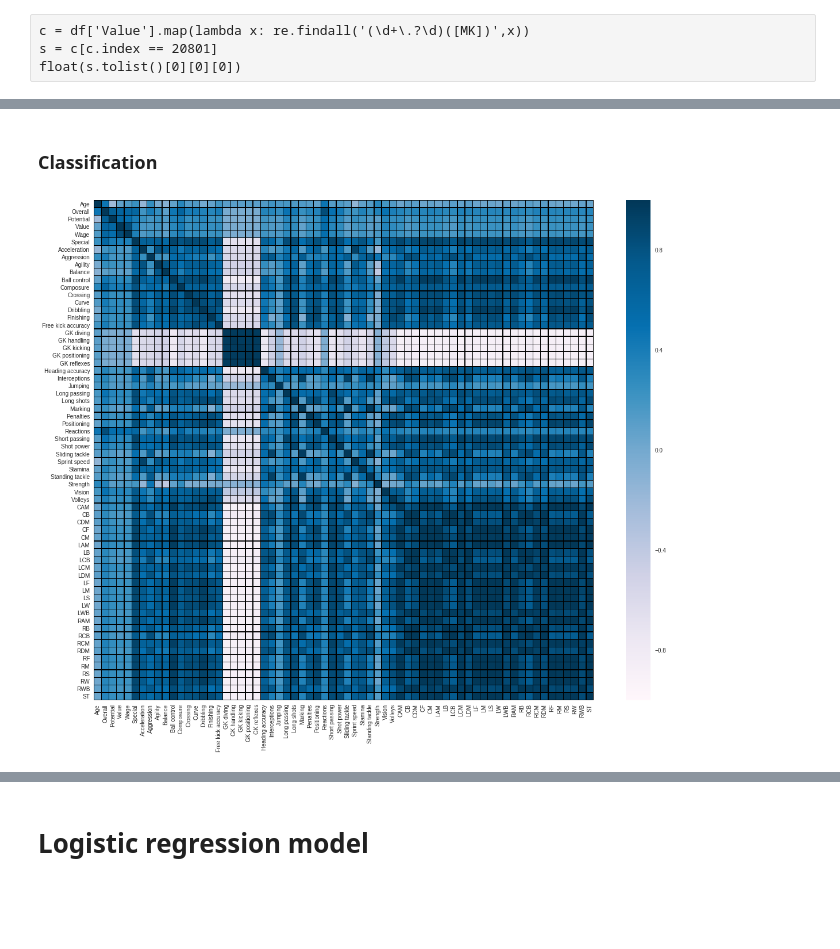
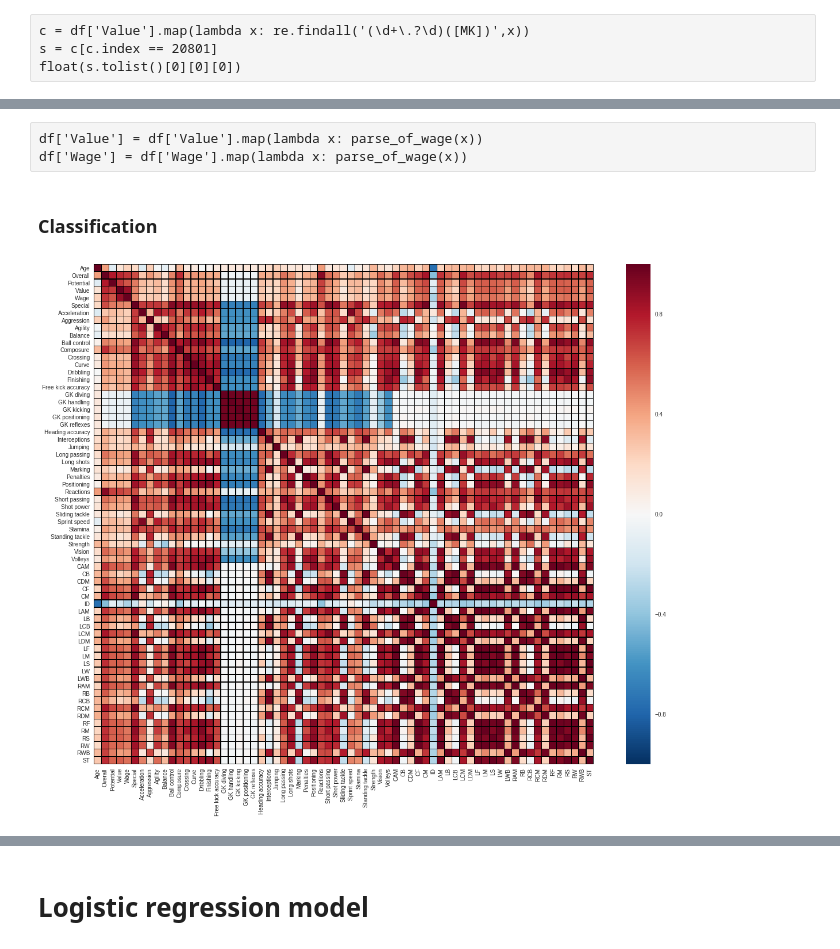
Before and after one commit to mssalvador/Fifa2018, a Jupyter notebook: Teknisk Tirsdag Tutorial (Supervised).ipynb, the cells around one changed output, grey strips where cells are left out. Drawn from its saved outputs; the diff is of its cells as text; code cells hidden in the pictures; blank space fills up the shorter version.

```diff
--- a/Teknisk Tirsdag Tutorial (Supervised).ipynb
+++ b/Teknisk Tirsdag Tutorial (Supervised).ipynb
@@ -92,21 +125,23 @@ df['Wage'] = df['Wage'].map(lambda x: parse_of_wage(x))
+# %% [raw]
+df['Value'] = df['Value'].map(lambda x: parse_of_wage(x))
+df['Wage'] = df['Wage'].map(lambda x: parse_of_wage(x))
 # %% [markdown]
 ### Classification
 # %%
-corr = df.corr()
+corr = overall_set.corr()
 
 fig = plt.figure(figsize=(20,16))
 
 ax = sb.heatmap(corr,
                  xticklabels=corr.columns.values,
                  yticklabels=corr.columns.values,
                  linewidths=0.25,
                  vmax=1.0,
                  square=True,
-                 cmap = 'PuBu',
                  linecolor='black',
                  annot=False
                 )
 plt.show()
 # %% [output]
-[figure, old version]
+[figure, new version]
 # %%
```
Also changed, not shown: parts of 37 cells of this notebook.
